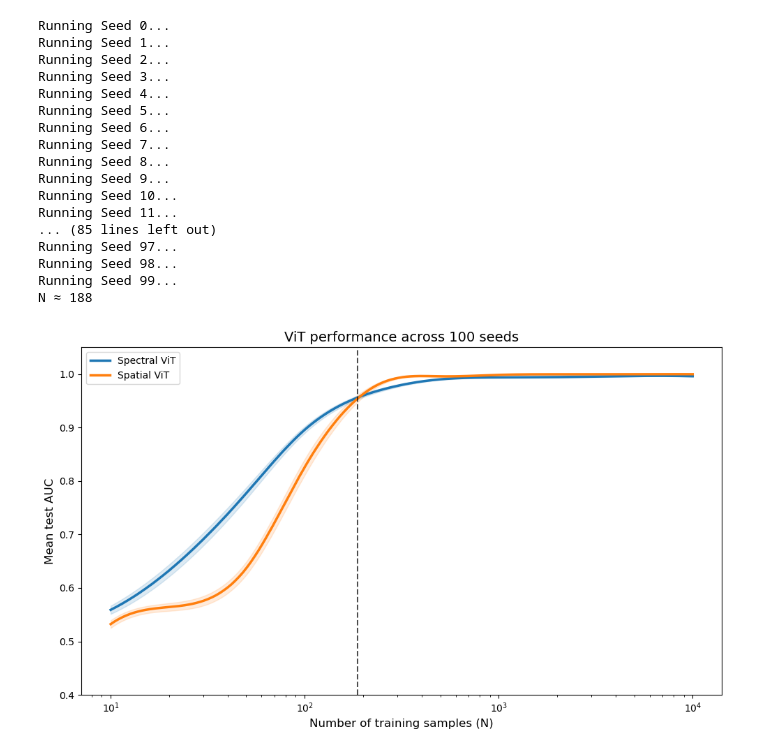
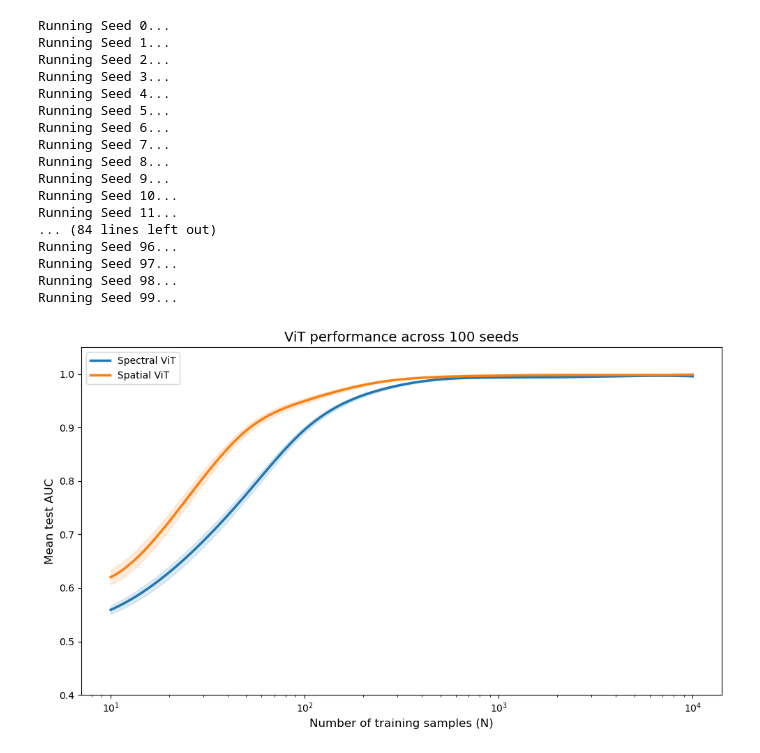
Before and after one commit to agr78/spectralViT, a Jupyter notebook: sim.ipynb, the cells around one changed output. Drawn from its saved outputs; the diff is of its cells as text; code cells hidden in the pictures.

Commit message:
Vary patch size

```diff
--- a/sim.ipynb
+++ b/sim.ipynb
@@ -58,7 +58,7 @@ class SpectralViT(nn.Module):
         return torch.sigmoid(self.fc(self.transformer(x.transpose(0, 1)).mean(dim=0)).squeeze())
 
 class SpatialViT(nn.Module):
-    def __init__(self, img_size=28, patch_size=7, embed_dim=16):
+    def __init__(self, img_size=28, patch_size=4, embed_dim=16):
         super().__init__()
         self.patch_size, self.n_patches = patch_size, (img_size // patch_size) ** 2
         self.proj = nn.Linear(patch_size * patch_size, embed_dim)
@@ -142,33 +142,33 @@ if len(idx_inter) > 0:
     plt.axvline(x=crossover_n, color='black', linestyle='--', alpha=0.7)
 
     # Optional: Add a text annotation for the crossover point
     print(f'N ≈ {int(crossover_n)}')
 
 # Formatting
 plt.xscale('log')
 plt.xlabel('Number of training samples (N)', fontsize=12)
 plt.ylabel('Mean test AUC', fontsize=12)
 plt.title(f'ViT performance across {N_SEEDS} seeds', fontsize=14)
 plt.legend(frameon=True)
 plt.ylim(0.4, 1.05)
 plt.tight_layout()
 plt.show()
 # %% [output]
 Running Seed 0...
 Running Seed 1...
 Running Seed 2...
 Running Seed 3...
 Running Seed 4...
 Running Seed 5...
 Running Seed 6...
 Running Seed 7...
 Running Seed 8...
 Running Seed 9...
 Running Seed 10...
 Running Seed 11...
-... (85 lines left out)
+... (84 lines left out)
+Running Seed 96...
 Running Seed 97...
 Running Seed 98...
 Running Seed 99...
-N ≈ 188
-[figure, old version]
+[figure, new version]
```
Also changed, not shown: parts of 1 cell of this notebook.
